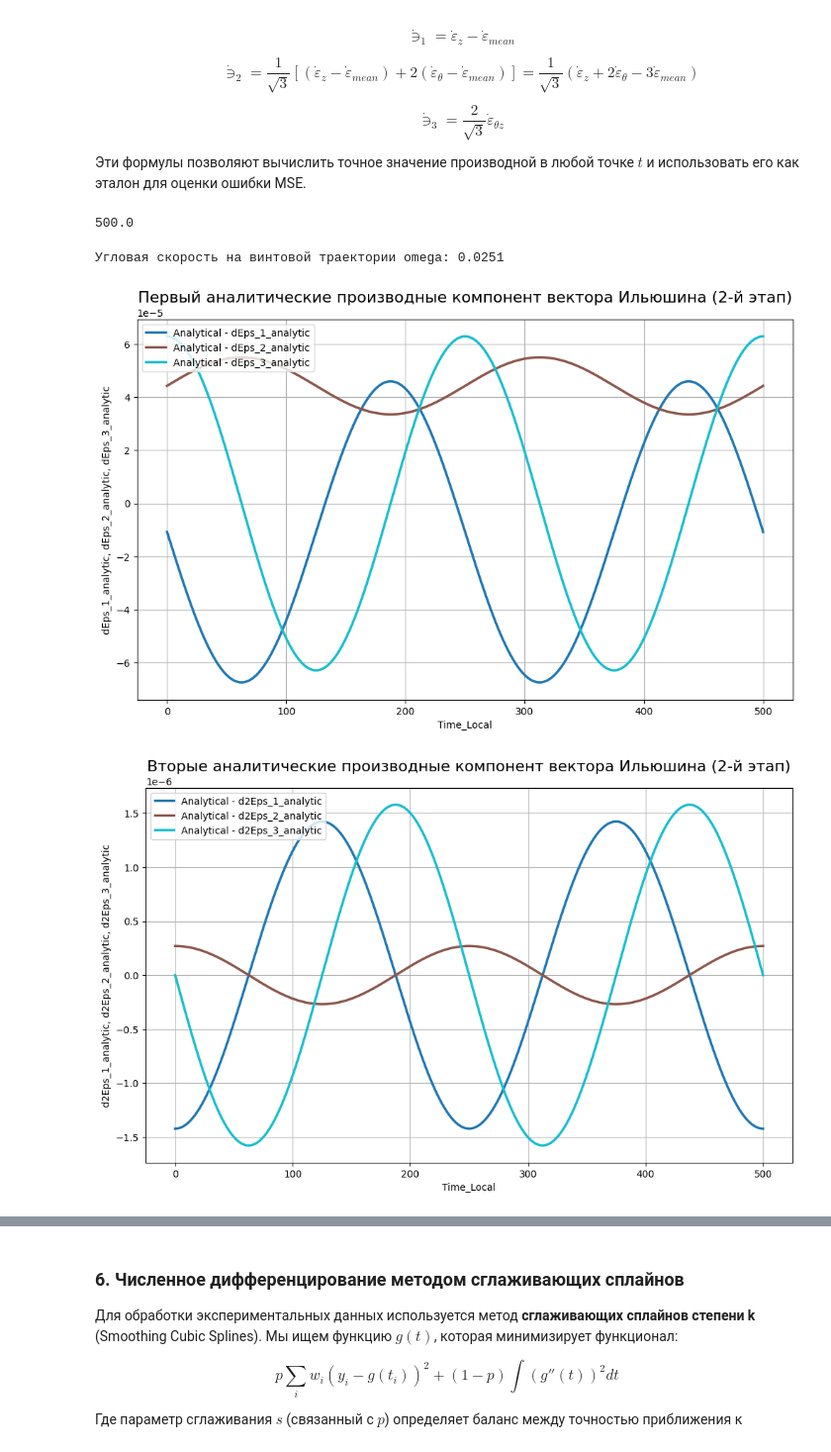
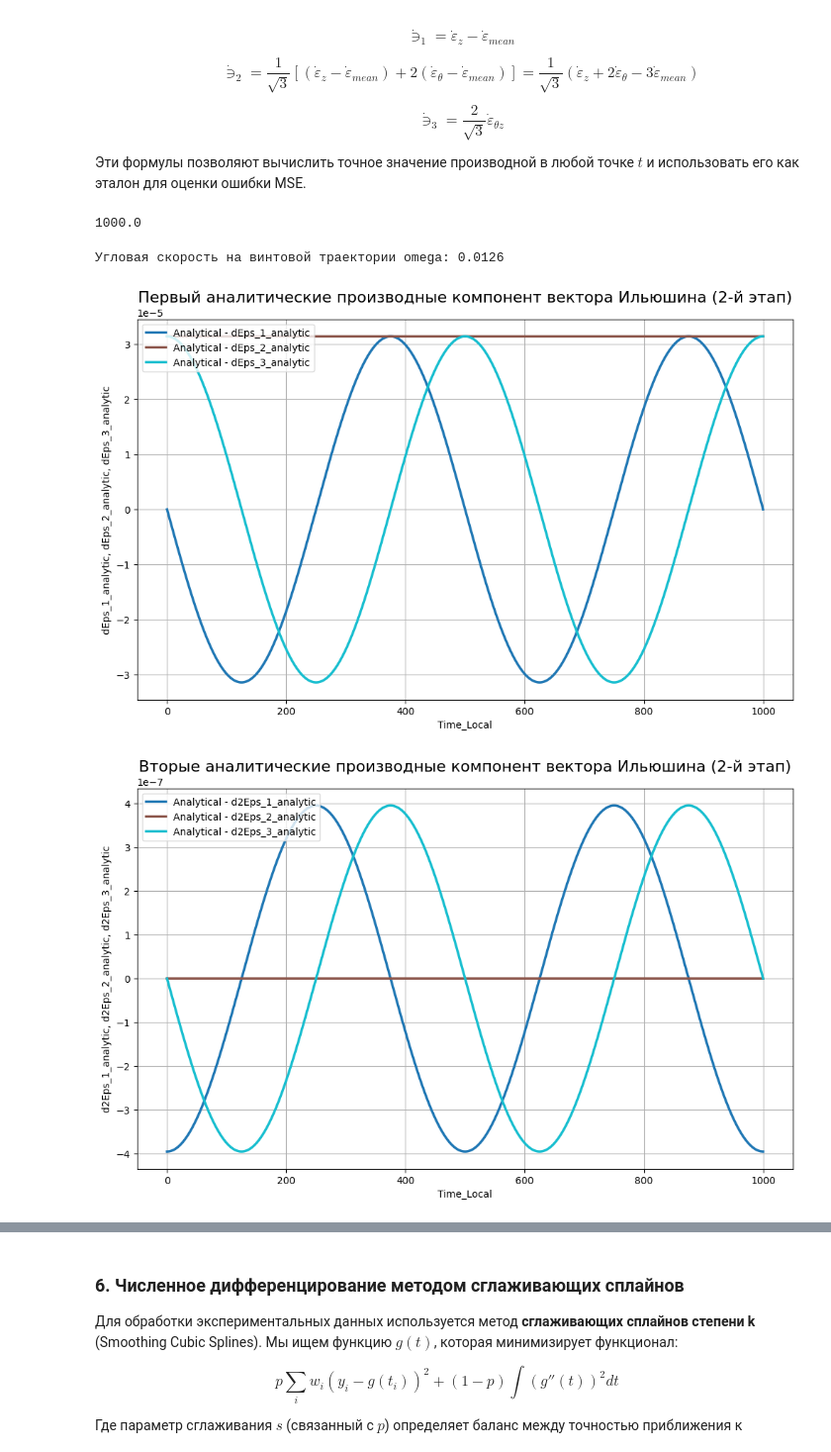
Before and after one commit to ArtemDos/complex_deformations, a Jupyter notebook: P29/ideal_vint/biso.ipynb, the cells around one changed output, grey strips where cells are left out. Shown at 99% size. Saved outputs shown, nothing was run; the diff lists cells and outputs as text; code cells hidden in the pictures.

Commit message:
move constants from biso.mac to txt files

```diff
--- a/P29/ideal_vint/biso.ipynb
+++ b/P29/ideal_vint/biso.ipynb
@@ -6,3 +6,8 @@
 **Цель:** Анализ векторных и скалярных свойств материала, проверка корректности моделирования в ANSYS.
 # %%
 model_name = "BISO"
+
+nu_path = r'nu.txt'
+with open(nu_path, 'r') as f:
+        nu = float(f.read().strip())
+nu
@@ -8,0 +16,14 @@ model_name = "BISO"
+# %%
+a_path = r'a.txt'
+with open(a_path, 'r') as f:
+        a = float(f.read().strip())
+
+c_path = r'c.txt'
+with open(c_path, 'r') as f:
+        c = float(f.read().strip())
+
+n_turns_path = r'n_turns.txt'
+with open(n_turns_path, 'r') as f:
+        n_turns = float(f.read().strip())
+
+a, c, n_turns
@@ -63,7 +79,11 @@ $$ \ni_3 = \frac{2}{\sqrt{3}} \varepsilon_{\theta z} $$
 from core.calculations import calculate_ilushin_strain_vector
 
 
-numerical_experiment_biso_strain_vector = calculate_ilushin_strain_vector(numerical_experiment_biso)
+numerical_experiment_biso_strain_vector = calculate_ilushin_strain_vector(
+    numerical_experiment_biso,
+    compressible = abs(nu - 0.5) >= 1e-6
+)
+
 plot_xy([
         (model_name, numerical_experiment_biso_strain_vector)
     ],
@@ -159,16 +179,17 @@ with open(step_n2_path, 'r') as f:
         steps_n2 = float(f.read().strip())
 steps_n2
 # %% [output]
-500.0
+1000.0
 # %%
 from core.derivatives.analytical import AnalyticalDerivatives
 
 
 analytical = AnalyticalDerivatives(
-    c=25e-4,
-    a=157e-4,
-    n_turns=2.0,
-    duration=steps_n2
+    c=c,
+    a=a,
+    n_turns=n_turns,
+    duration=steps_n2,
+    nu=nu
 )
 
 print(f"Угловая скорость на винтовой траектории omega: {analytical.omega:.4f}")
@@ -185,33 +206,33 @@ df_stage2['d3Eps_1_analytic'] = d3E_analytic[0]
 df_stage2['d3Eps_2_analytic'] = d3E_analytic[1]
 df_stage2['d3Eps_3_analytic'] = d3E_analytic[2]
 
 plot_xy(
     data_pairs=[
         ('Analytical', df_stage2)
     ],
     x_col='Time_Local',
     y_cols=['dEps_1_analytic', 'dEps_2_analytic', 'dEps_3_analytic'],
     title='Первый аналитические производные компонент вектора Ильюшина (2-й этап)'
 )
 
 plot_xy(
     data_pairs=[
         ('Analytical', df_stage2)
     ],
     x_col='Time_Local',
     y_cols=['d2Eps_1_analytic', 'd2Eps_2_analytic', 'd2Eps_3_analytic'],
     title='Вторые аналитические производные компонент вектора Ильюшина (2-й этап)'
 )
 
 plot_xy(
     data_pairs=[
         ('Analytical', df_stage2)
     ],
     x_col='Time_Local',
     y_cols=['d3Eps_1_analytic', 'd3Eps_2_analytic', 'd3Eps_3_analytic'],
     title='Третьи аналитические производные компонент вектора Ильюшина (2-й этап)'
 )
 # %% [output]
-Угловая скорость на винтовой траектории omega: 0.0251
+Угловая скорость на винтовой траектории omega: 0.0126
-[figure, old version]
+[figure, new version]
-[figure, old version]
+[figure, new version]
```
Also changed, not shown: parts of 11 cells of this notebook, 8 other files.
